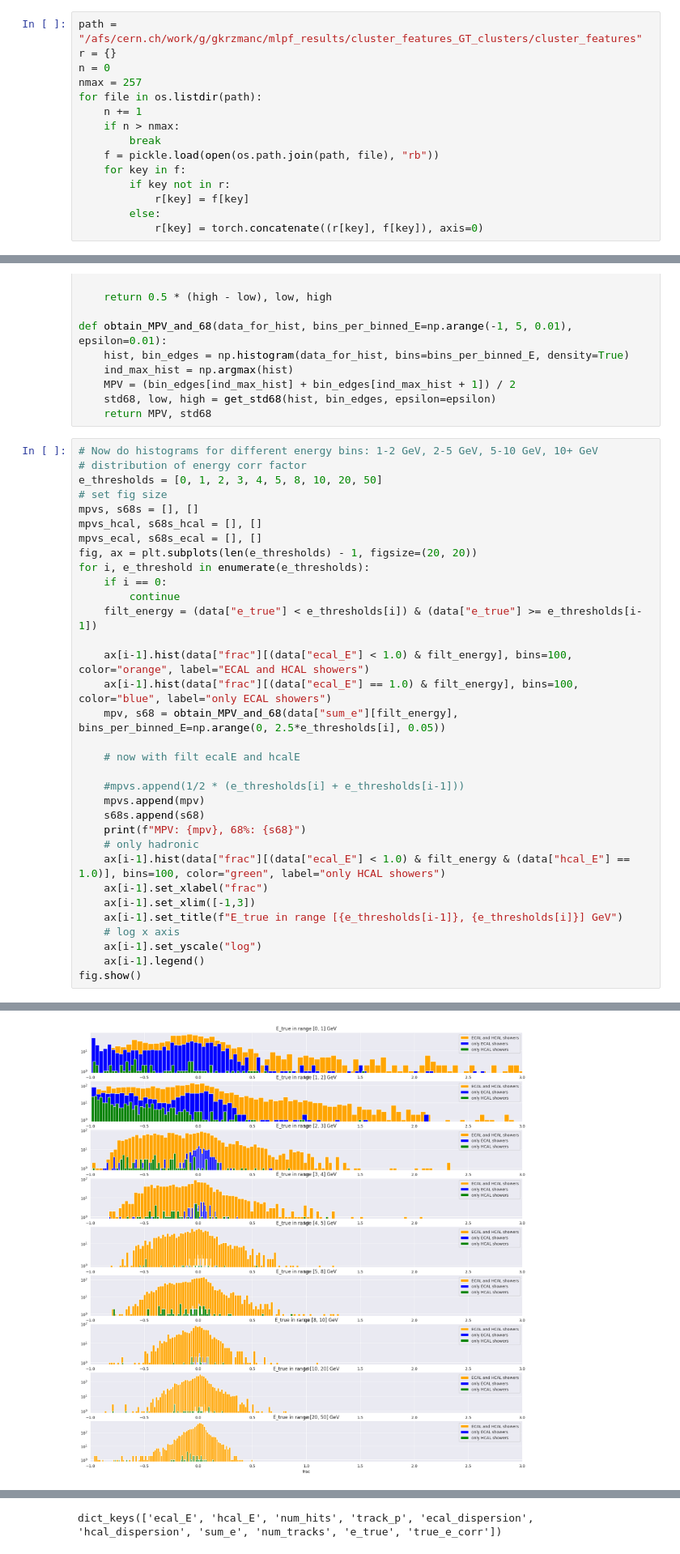
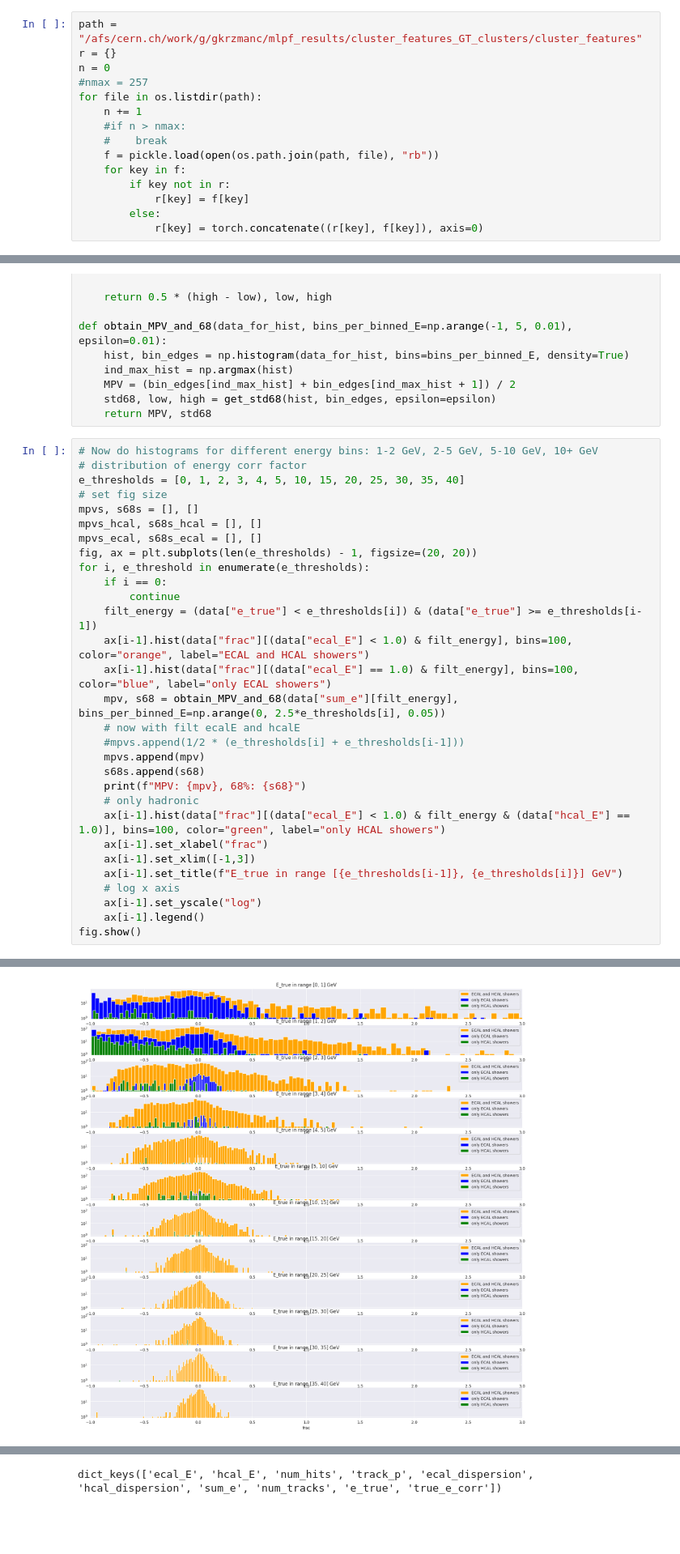
Before and after one commit to selvaggi/mlpf, a Jupyter notebook: notebooks/7_clustering_features_GT_clusters.ipynb, the cells around one changed output, grey strips where cells are left out. Shown at 81% size. Drawn from its saved outputs; the diff is of its cells as text; blank space fills up the shorter version.

```diff
--- a/notebooks/7_clustering_features_GT_clusters.ipynb
+++ b/notebooks/7_clustering_features_GT_clusters.ipynb
@@ -14,11 +14,11 @@ True
 path = "/afs/cern.ch/work/g/gkrzmanc/mlpf_results/cluster_features_GT_clusters/cluster_features"
 r = {}
 n = 0
-nmax = 257
+#nmax = 257
 for file in os.listdir(path):
     n += 1
-    if n > nmax:
-        break
+    #if n > nmax:
+    #    break
     f = pickle.load(open(os.path.join(path, file), "rb"))
     for key in f:
         if key not in r:
@@ -381,7 +421,7 @@ def obtain_MPV_and_68(data_for_hist, bins_per_binned_E=np.arange(-1, 5, 0.01), e
 # %%
 # Now do histograms for different energy bins: 1-2 GeV, 2-5 GeV, 5-10 GeV, 10+ GeV
 # distribution of energy corr factor
-e_thresholds = [0, 1, 2, 3, 4, 5, 8, 10, 20, 50]
+e_thresholds = [0, 1, 2, 3, 4, 5, 10, 15, 20, 25, 30, 35, 40]
 # set fig size
 mpvs, s68s = [], []
 mpvs_hcal, s68s_hcal = [], []
@@ -391,13 +431,10 @@ for i, e_threshold in enumerate(e_thresholds):
     if i == 0:
         continue
     filt_energy = (data["e_true"] < e_thresholds[i]) & (data["e_true"] >= e_thresholds[i-1])
-
     ax[i-1].hist(data["frac"][(data["ecal_E"] < 1.0) & filt_energy], bins=100, color="orange", label="ECAL and HCAL showers")
     ax[i-1].hist(data["frac"][(data["ecal_E"] == 1.0) & filt_energy], bins=100, color="blue", label="only ECAL showers")
     mpv, s68 = obtain_MPV_and_68(data["sum_e"][filt_energy], bins_per_binned_E=np.arange(0, 2.5*e_thresholds[i], 0.05))
-
     # now with filt ecalE and hcalE
-
     #mpvs.append(1/2 * (e_thresholds[i] + e_thresholds[i-1]))
     mpvs.append(mpv)
     s68s.append(s68)
@@ -424,3 +464,3 @@ MPV: 23.925000000000004, 68%: 9.275000000000002
-[figure, old version]
+[figure, new version]
 # %%
 fig, ax = plt.subplots(figsize=(4, 3))
```
Also changed, not shown: parts of 14 cells of this notebook, 1 other file.
